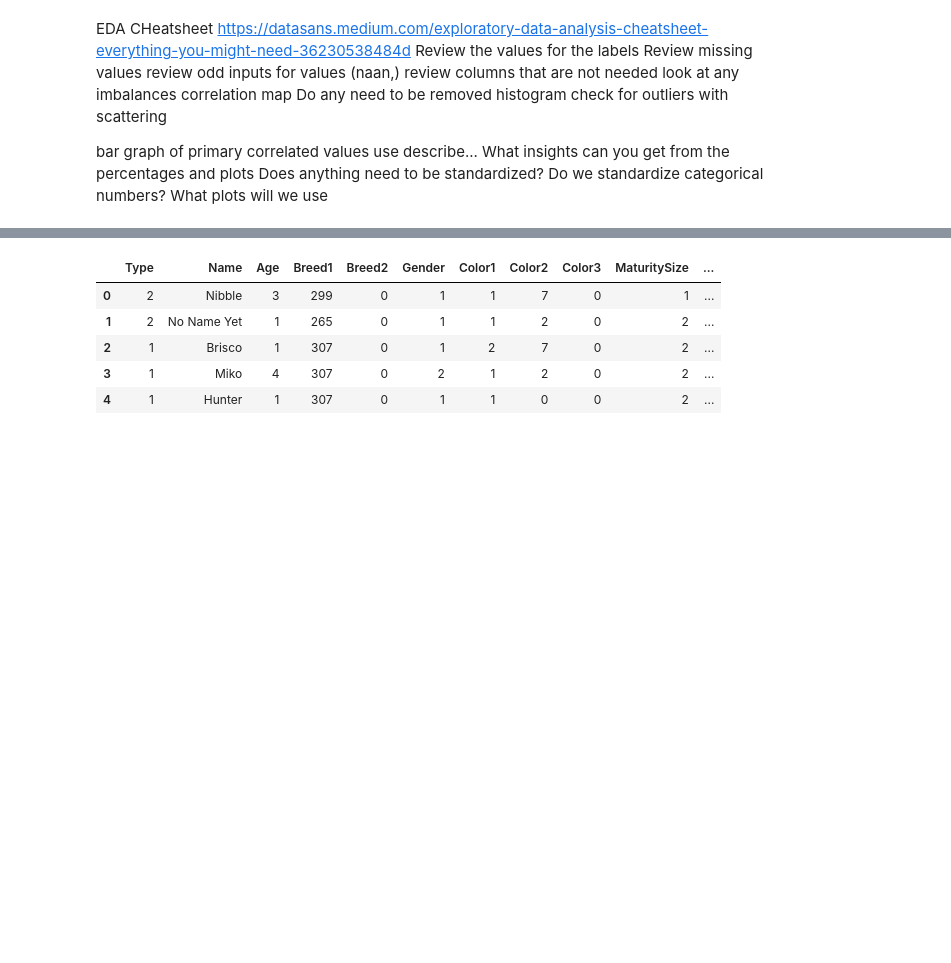
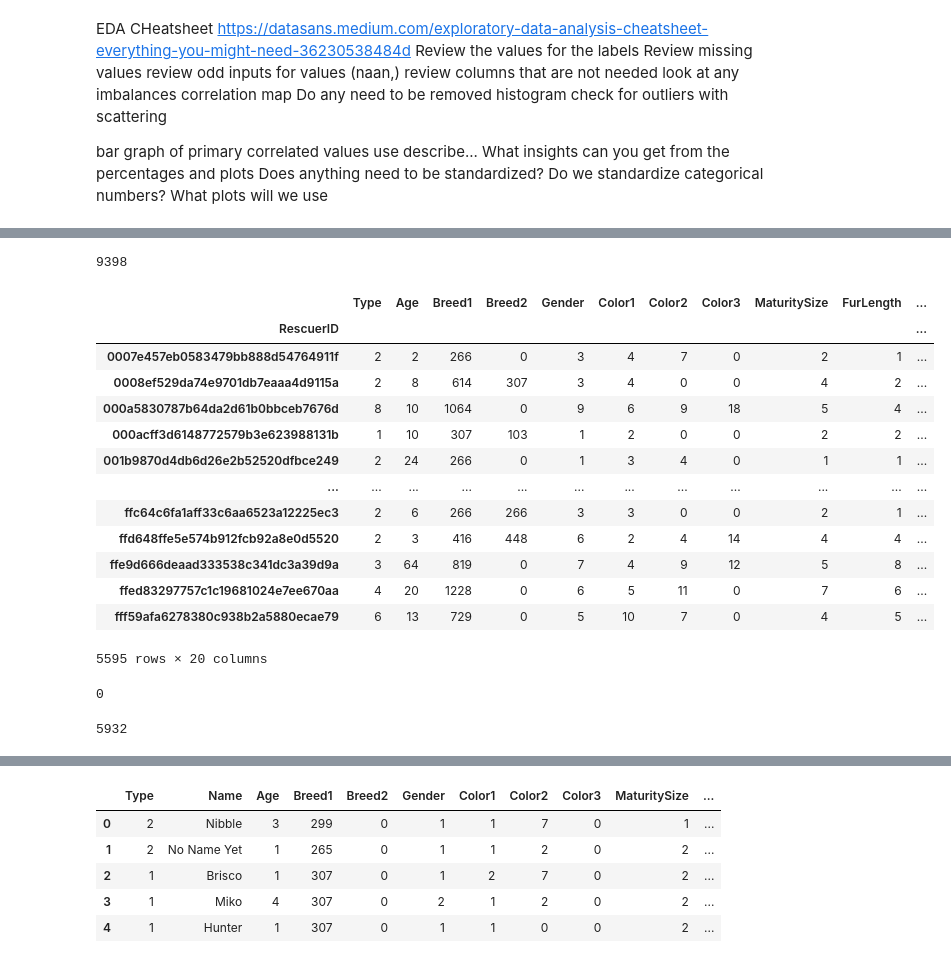
Before and after one commit to Dmvinedata/Capstone, a Jupyter notebook: notebook_capstone.ipynb, the cells around one changed output, grey strips where cells are left out. Cells and saved outputs as stored; diff of their text form; code cells hidden in the pictures; blank space fills up the shorter version.

```diff
--- a/notebook_capstone.ipynb
+++ b/notebook_capstone.ipynb
@@ -230,0 +305,25 @@ https://www.projectpro.io/article/8-feature-engineering-techniques-for-machine-l
+# %%
+#Rescuer ID
+train_df["RescuerID"].duplicated().sum()
+# Drop, want to focus on the puppy characteristics
+# %% [output]
+9398
+# %%
+#Look into the duplicate rescuerIDs
+resc_df = train_df.groupby("RescuerID", axis=0)
+resc_df.sum()
+# %% [output]
+|  | Type | Age | Breed1 | Breed2 | Gender | Color1 | Color2 | Color3 | MaturitySize | FurLength | ... |
+| RescuerID |  |  |  |  |  |  |  |  |  |  | ... |
+| 0007e457eb0583479bb888d54764911f | 2 | 2 | 266 | 0 | 3 | 4 | 7 | 0 | 2 | 1 | ... |
+| 0008ef529da74e9701db7eaaa4d9115a | 2 | 8 | 614 | 307 | 3 | 4 | 0 | 0 | 4 | 2 | ... |
+| 000a5830787b64da2d61b0bbceb7676d | 8 | 10 | 1064 | 0 | 9 | 6 | 9 | 18 | 5 | 4 | ... |
+| 000acff3d6148772579b3e623988131b | 1 | 10 | 307 | 103 | 1 | 2 | 0 | 0 | 2 | 2 | ... |
+| 001b9870d4db6d26e2b52520dfbce249 | 2 | 24 | 266 | 0 | 1 | 3 | 4 | 0 | 1 | 1 | ... |
+| ... | ... | ... | ... | ... | ... | ... | ... | ... | ... | ... | ... |
+| ffc64c6fa1aff33c6aa6523a12225ec3 | 2 | 6 | 266 | 266 | 3 | 3 | 0 | 0 | 2 | 1 | ... |
+| ffd648ffe5e574b912fcb92a8e0d5520 | 2 | 3 | 416 | 448 | 6 | 2 | 4 | 14 | 4 | 4 | ... |
+| ffe9d666deaad333538c341dc3a39d9a | 3 | 64 | 819 | 0 | 7 | 4 | 9 | 12 | 5 | 8 | ... |
+| ffed83297757c1c19681024e7ee670aa | 4 | 20 | 1228 | 0 | 6 | 5 | 11 | 0 | 7 | 6 | ... |
+| fff59afa6278380c938b2a5880ecae79 | 6 | 13 | 729 | 0 | 5 | 10 | 7 | 0 | 4 | 5 | ... |
+5595 rows × 20 columns
@@ -230,0 +332,11 @@ https://www.projectpro.io/article/8-feature-engineering-techniques-for-machine-l
+# %%
+#Check duplicate petIDs = 0
+train_df["PetID"].duplicated().sum()
+# %% [output]
+0
+# %%
+#Check duplicate names, if more than emply cells what is it = 5932, not with same ids though
+
+train_df["Name"].duplicated().sum()
+# %% [output]
+5932
```
Also changed, not shown: parts of 17 cells of this notebook.
